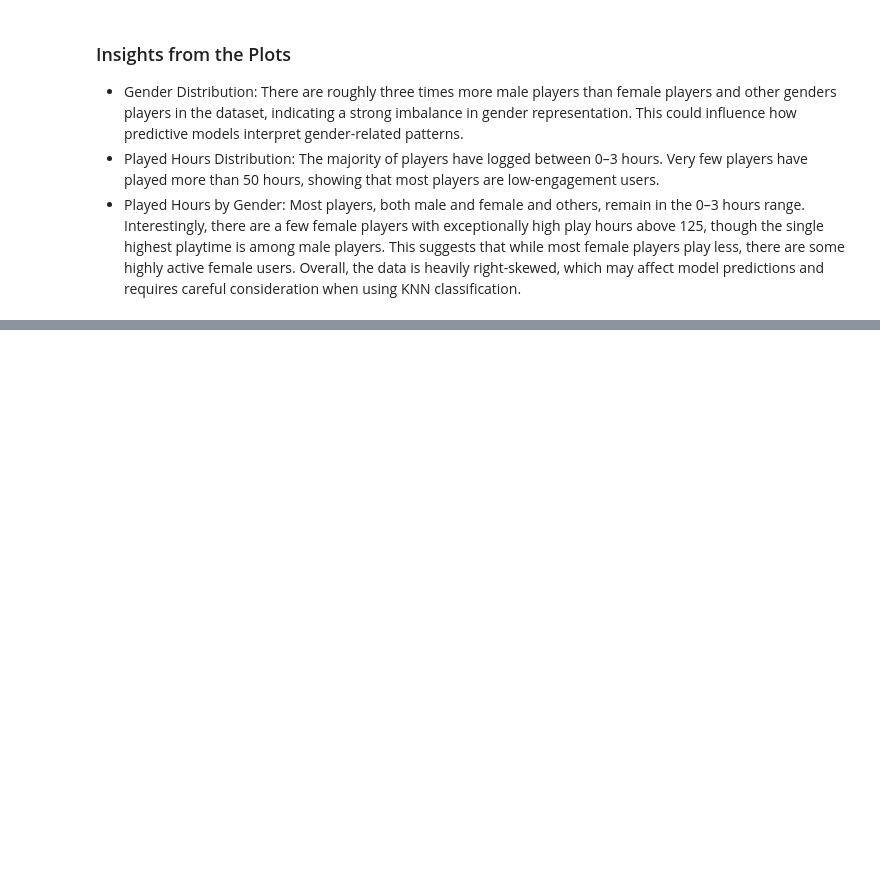
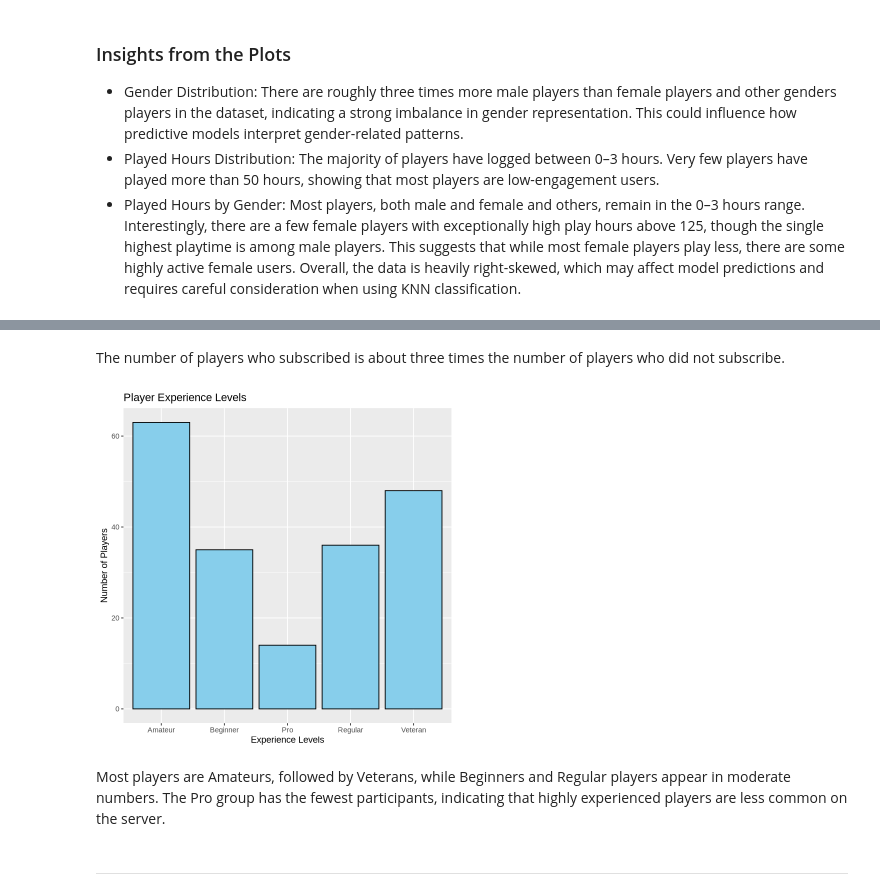
Before and after one commit to KEN-I-NOT/DSCI_project_group13, a Jupyter notebook: DSCI_Group13_final_v1.ipynb, the cells around one changed output, grey strips where cells are left out. Cells and saved outputs as stored; diff of their text form; code cells hidden in the pictures; blank space fills up the shorter version.

```diff
--- a/DSCI_Group13_final_v1.ipynb
+++ b/DSCI_Group13_final_v1.ipynb
@@ -192 +262,15 @@ played_hours_hist
+# %% [markdown]
+The number of players who subscribed is about three times the number of players who did not subscribe.
+# %%
+# graph of experience levels
+graph_experience <- ggplot(players, aes(x = experience)) +
+  geom_bar(position = "dodge", fill = "skyblue", color = "black") +
+  labs(title = "Player Experience Levels", x = "Experience Levels", y = "Number of Players")
+graph_experience
+# %% [output]
+[figure, added]
+# %% [markdown]
+Most players are Amateurs, followed by Veterans, while Beginners and Regular players appear in moderate numbers. The Pro group has the fewest participants, indicating that highly experienced players are less common on the server.
+# %% [markdown]
+----
 # %% [markdown]
```
Also changed, not shown: parts of 22 cells of this notebook.
